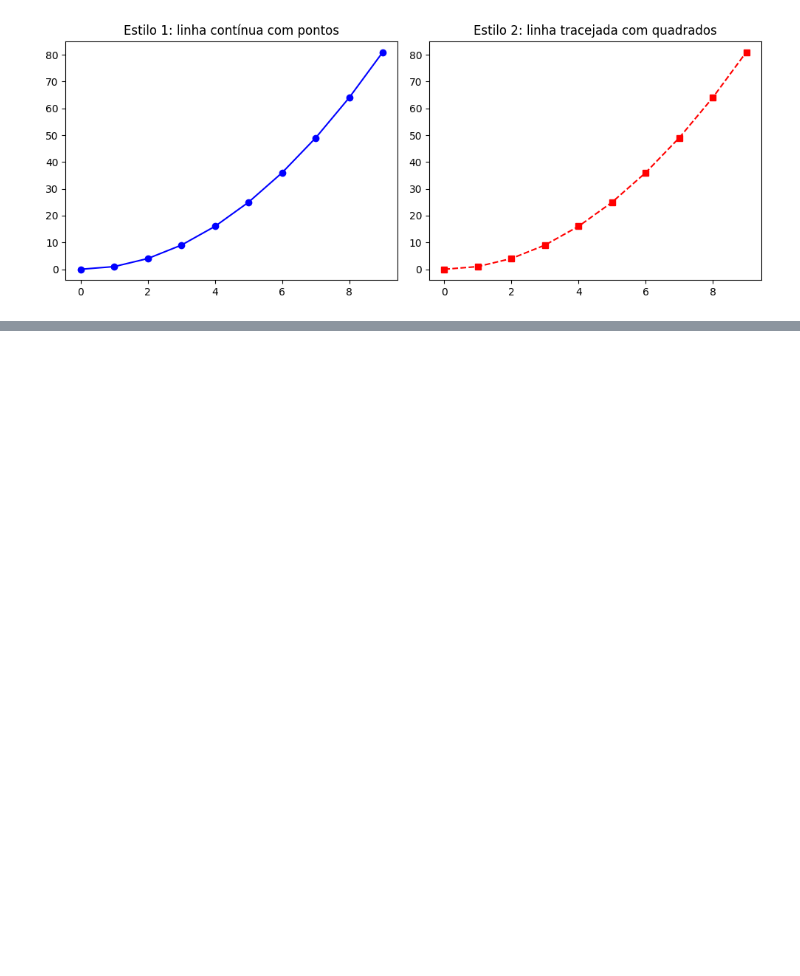
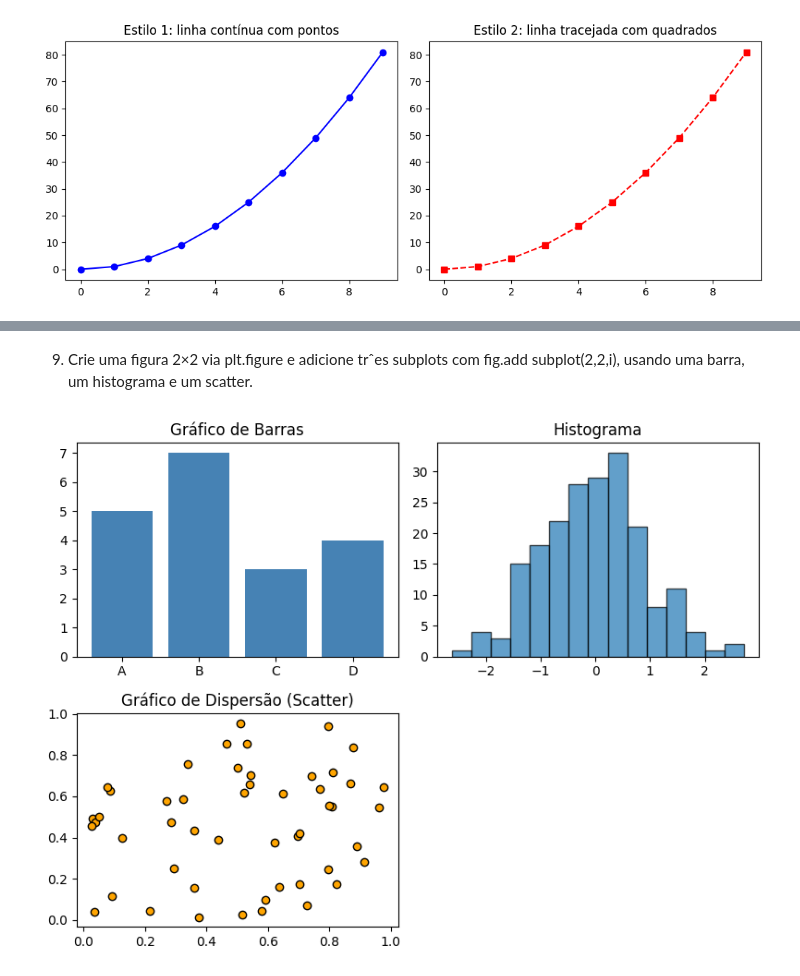
Before and after one commit to Djeffersonkkj/portifolio-de-estudos, a Jupyter notebook: UEPB_DataScience/P3/visualizacao_de_dados/atividade_1.ipynb, the cells around one changed output, grey strips where cells are left out. Saved outputs shown, nothing was run; the diff lists cells and outputs as text; code cells hidden in the pictures; blank space fills up the shorter version.

```diff
--- a/UEPB_DataScience/P3/visualizacao_de_dados/atividade_1.ipynb
+++ b/UEPB_DataScience/P3/visualizacao_de_dados/atividade_1.ipynb
@@ -89,0 +151,31 @@ plt.show()
+# %% [markdown]
+9. Crie uma figura 2×2 via plt.figure e adicione trˆes subplots com fig.add subplot(2,2,i),
+usando uma barra, um histograma e um scatter.
+# %%
+np.random.seed(42)
+valores_barra = [5, 7, 3, 4]
+categorias = ['A', 'B', 'C', 'D']
+dados_hist = np.random.randn(200)
+x_scatter = np.random.rand(50)
+y_scatter = np.random.rand(50)
+
+fig = plt.figure(figsize=(8, 6))
+
+# Subplot 1: Barra
+ax1 = fig.add_subplot(2, 2, 1)
+ax1.bar(categorias, valores_barra, color='steelblue')
+ax1.set_title("Gráfico de Barras")
+
+# Subplot 2: Histograma
+ax2 = fig.add_subplot(2, 2, 2)
+ax2.hist(dados_hist, bins=15, alpha=0.7, edgecolor='black')
+ax2.set_title("Histograma")
+
+# Subplot 3: Scatter
+ax3 = fig.add_subplot(2, 2, 3)
+ax3.scatter(x_scatter, y_scatter, color='orange', edgecolor='black')
+ax3.set_title("Gráfico de Dispersão (Scatter)")
+
+plt.tight_layout()
+# %% [output]
+[figure, added]
```
Also changed, not shown: parts of 8 cells of this notebook.
